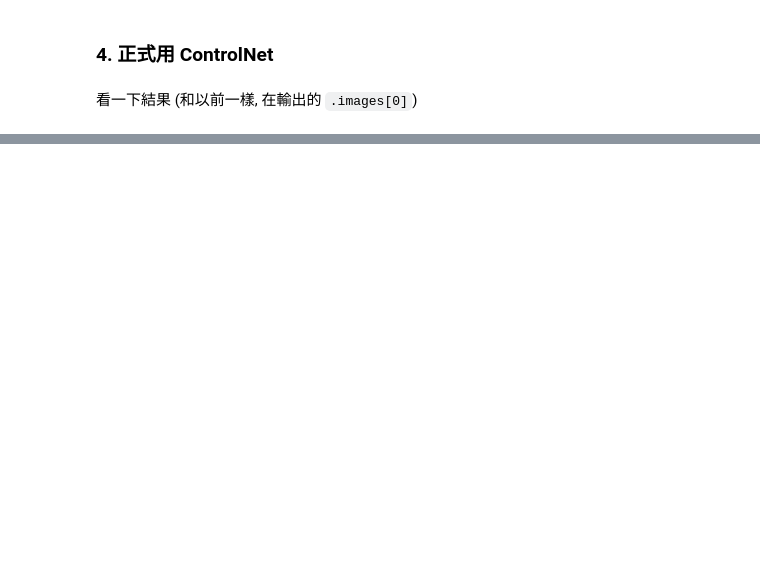
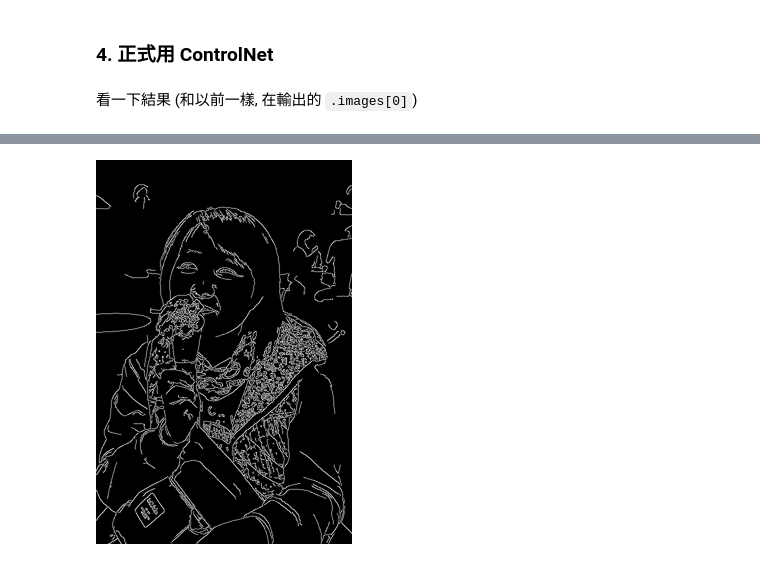
Before and after one commit to yenlung/Generative-AI-Book, a Jupyter notebook: 冒險05_超強外掛ControlNet.ipynb, the cells around one changed output, grey strips where cells are left out. Drawn from its saved outputs; the diff is of its cells as text; code cells hidden in the pictures; blank space fills up the shorter version.

```diff
--- a/冒險05_超強外掛ControlNet.ipynb
+++ b/冒險05_超強外掛ControlNet.ipynb
@@ -98,0 +124,2 @@ output.images[0]
+# %%
+image_canny = cv2.Canny(image_arr, low_threshold, high_threshold)
@@ -98,0 +132,10 @@ output.images[0]
+# %%
+image_canny = image_canny[:, :, None]
+# %%
+image_canny = np.concatenate([image_canny, image_canny, image_canny], axis=2)
+# %%
+image_canny = Image.fromarray(image_canny)
+# %%
+image_canny.resize([256,384])
+# %% [output]
+[figure, added]
```
Also changed, not shown: parts of 19 cells of this notebook.
